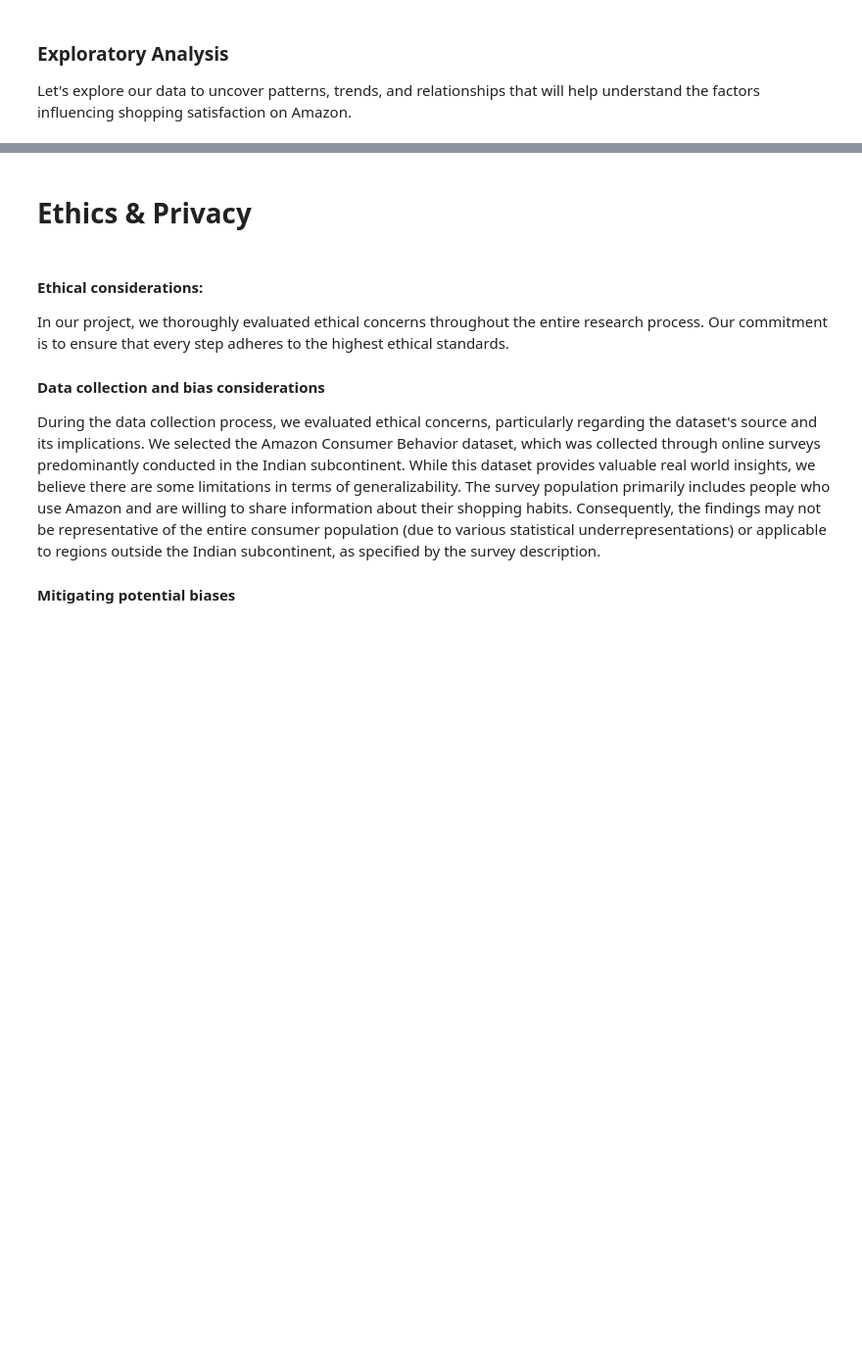
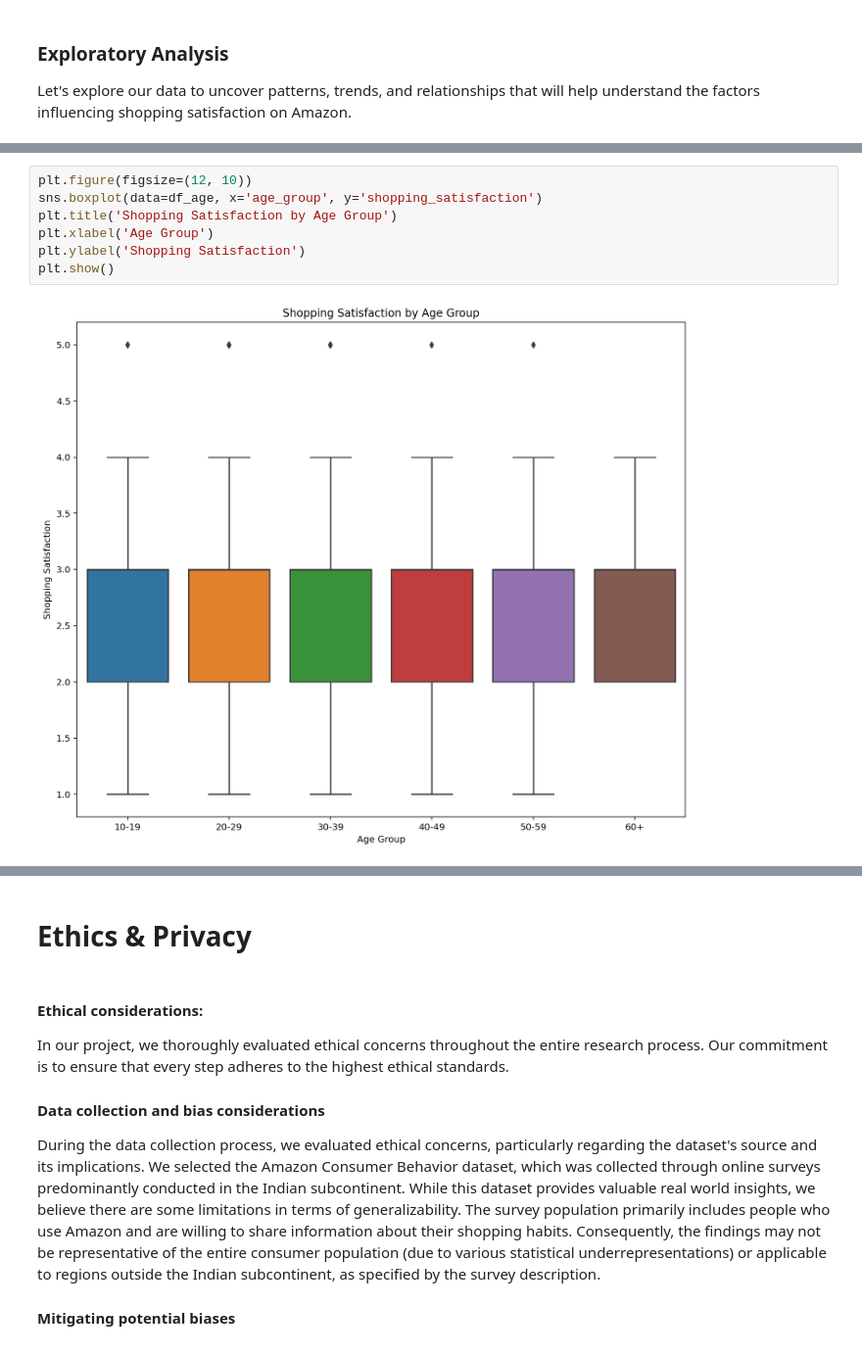
Before and after one commit to dylanatianzar/Amazon-Behavior-EDA, a Jupyter notebook: EDACheckpoint_group036.ipynb, the cells around one changed output, grey strips where cells are left out. Shown: that part at 98% size. Cells and saved outputs as stored; diff of their text form; blank space fills up the shorter version.

```diff
--- a/EDACheckpoint_group036.ipynb
+++ b/EDACheckpoint_group036.ipynb
@@ -211,0 +334,9 @@ Let's explore our data to uncover patterns, trends, and relationships that will
+# %%
+plt.figure(figsize=(12, 10))
+sns.boxplot(data=df_age, x='age_group', y='shopping_satisfaction')
+plt.title('Shopping Satisfaction by Age Group')
+plt.xlabel('Age Group')
+plt.ylabel('Shopping Satisfaction')
+plt.show()
+# %% [output]
+[figure, added]
```
Also changed, not shown: parts of 27 cells of this notebook, 1 other file.
